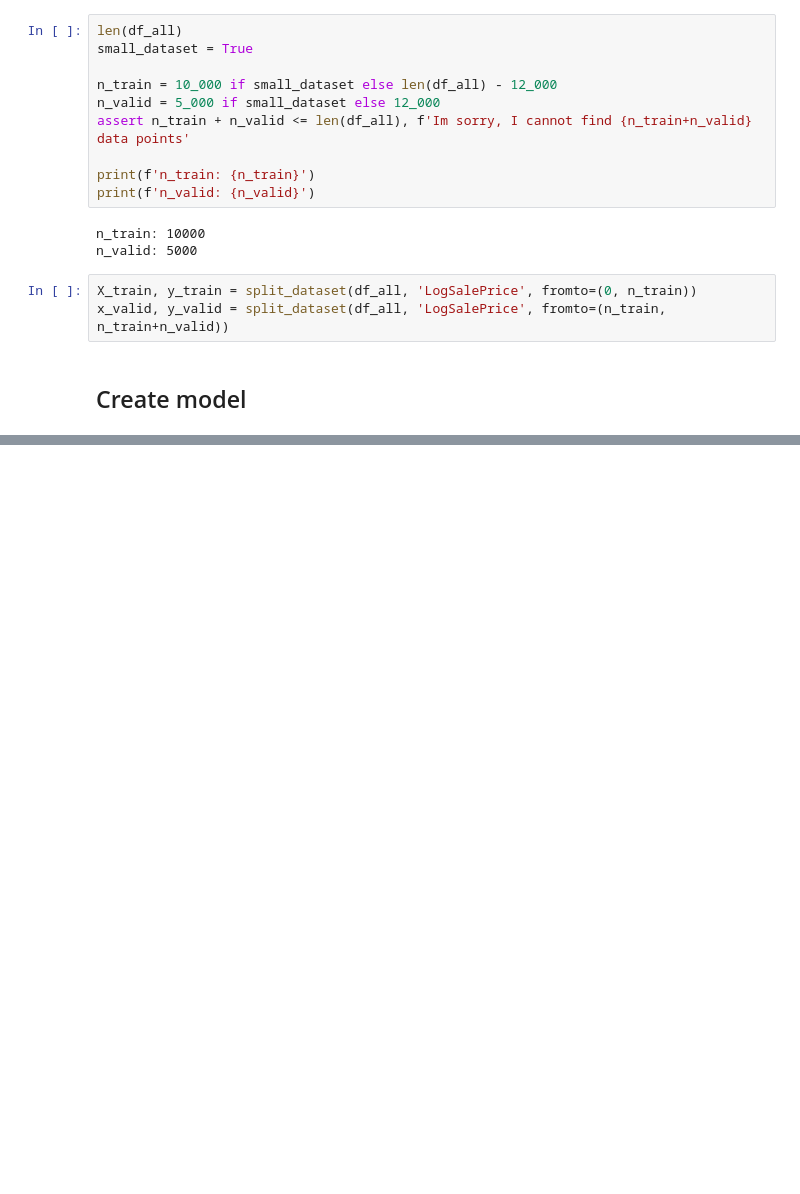
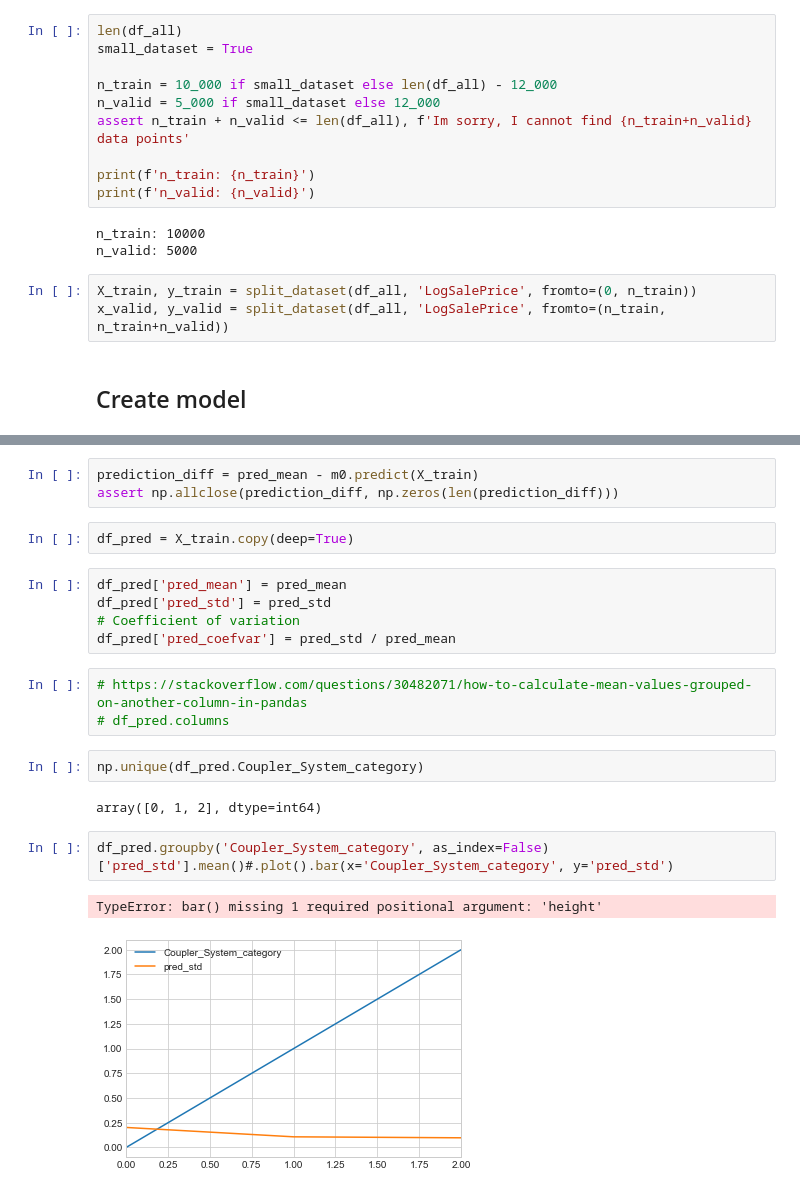
Before and after one commit to bogeholm/fastai-intro-to-ml, a Jupyter notebook: 3-performance-validation-and-model-interpretation.ipynb, the cells around one changed output, grey strips where cells are left out. Saved outputs shown, nothing was run; the diff lists cells and outputs as text; blank space fills up the shorter version.

Commit message:
Plotting WIP

```diff
--- a/3-performance-validation-and-model-interpretation.ipynb
+++ b/3-performance-validation-and-model-interpretation.ipynb
@@ -215,0 +236,22 @@ for est in model.estimators_:
+# %%
+prediction_diff = pred_mean - m0.predict(X_train)
+assert np.allclose(prediction_diff, np.zeros(len(prediction_diff)))
+# %%
+df_pred = X_train.copy(deep=True)
+# %%
+df_pred['pred_mean'] = pred_mean
+df_pred['pred_std'] = pred_std
+# Coefficient of variation
+df_pred['pred_coefvar'] = pred_std / pred_mean
+# %%
+# https://stackoverflow.com/questions/30482071/how-to-calculate-mean-values-grouped-on-another-column-in-pandas
+# df_pred.columns
+# %%
+np.unique(df_pred.Coupler_System_category)
+# %% [output]
+array([0, 1, 2], dtype=int64)
+# %%
+df_pred.groupby('Coupler_System_category', as_index=False)['pred_std'].mean()#.plot().bar(x='Coupler_System_category', y='pred_std')
+# %% [output]
+TypeError: bar() missing 1 required positional argument: 'height'
+[figure, added]
```
Also changed, not shown: parts of 8 cells of this notebook.
